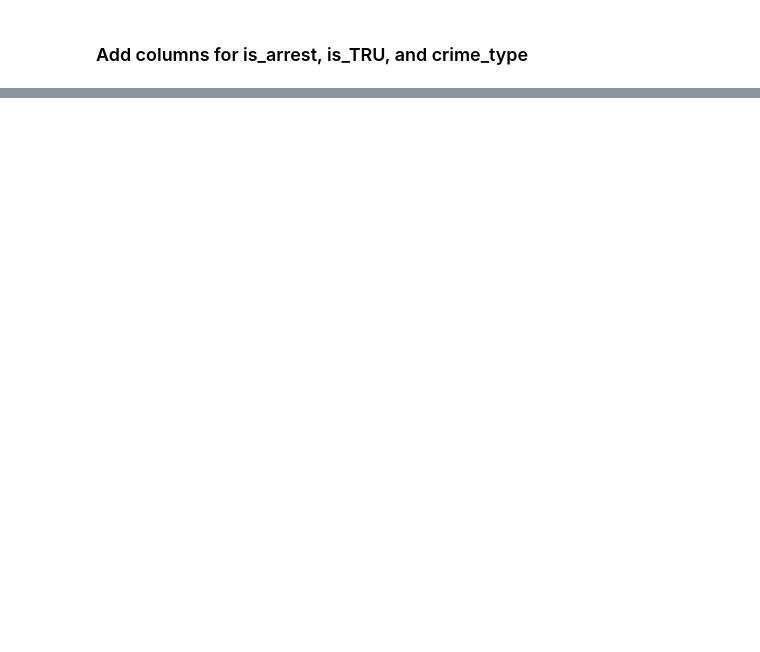
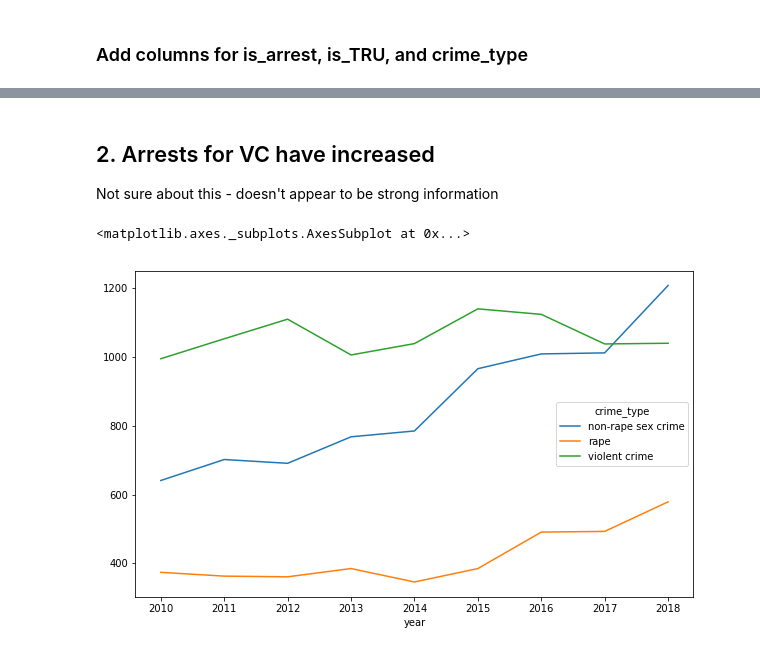
Before and after one commit to teacupwoozy/spd_notebook_archive, a Jupyter notebook: spd_notebook/2010-2018_SPD_Project.ipynb, the cells around one changed output, grey strips where cells are left out. Saved outputs shown, nothing was run; the diff lists cells and outputs as text; code cells hidden in the pictures; blank space fills up the shorter version.

```diff
--- a/spd_notebook/2010-2018_SPD_Project.ipynb
+++ b/spd_notebook/2010-2018_SPD_Project.ipynb
@@ -176,0 +181,14 @@ stage_is_violent_crime = data[is_violent_crime]
+# %% [markdown]
+## 2. Arrests for VC have increased
+
+Not sure about this - doesn't appear to be strong information
+# %%
+
+arrest_df = data['is_arrest'] == "yes"
+
+
+data.groupby('crime_type').year.value_counts().unstack(0).plot.line(
+    stacked=False, figsize=(10,6))
+# %% [output]
+<matplotlib.axes._subplots.AxesSubplot at 0x...>
+[figure, added]
```
Also changed, not shown: parts of 22 cells of this notebook.
